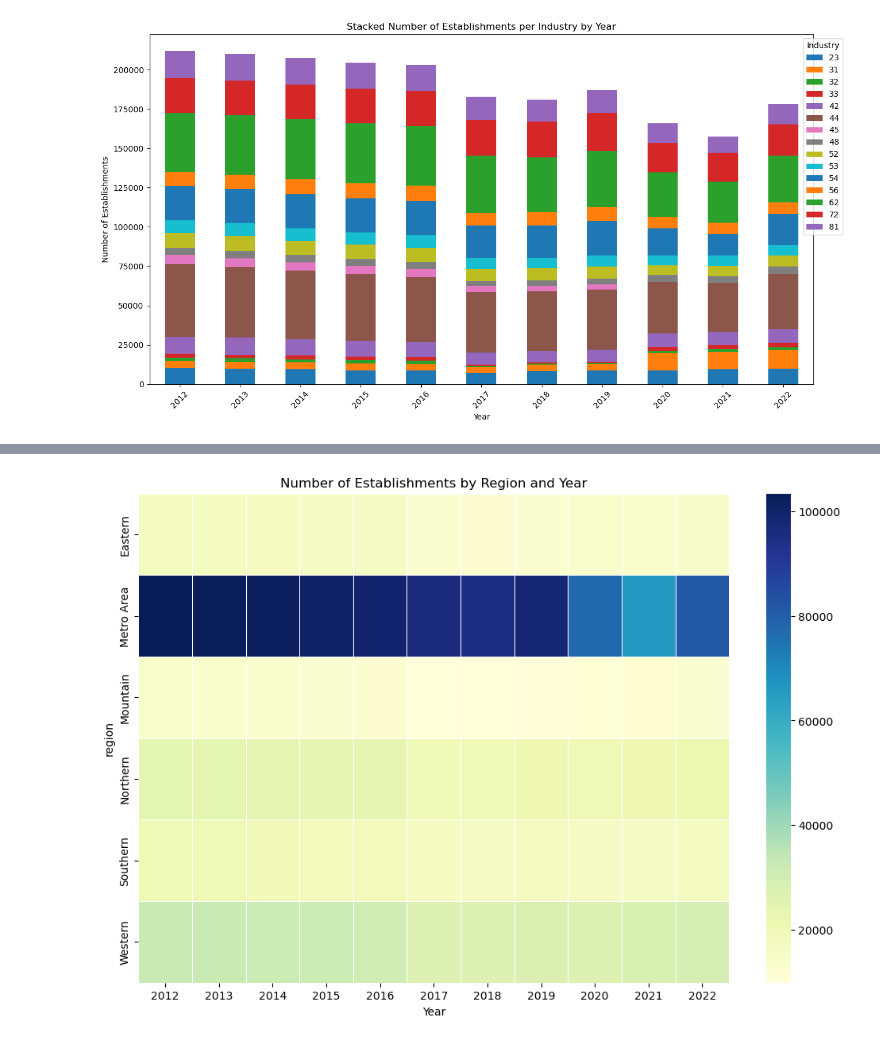
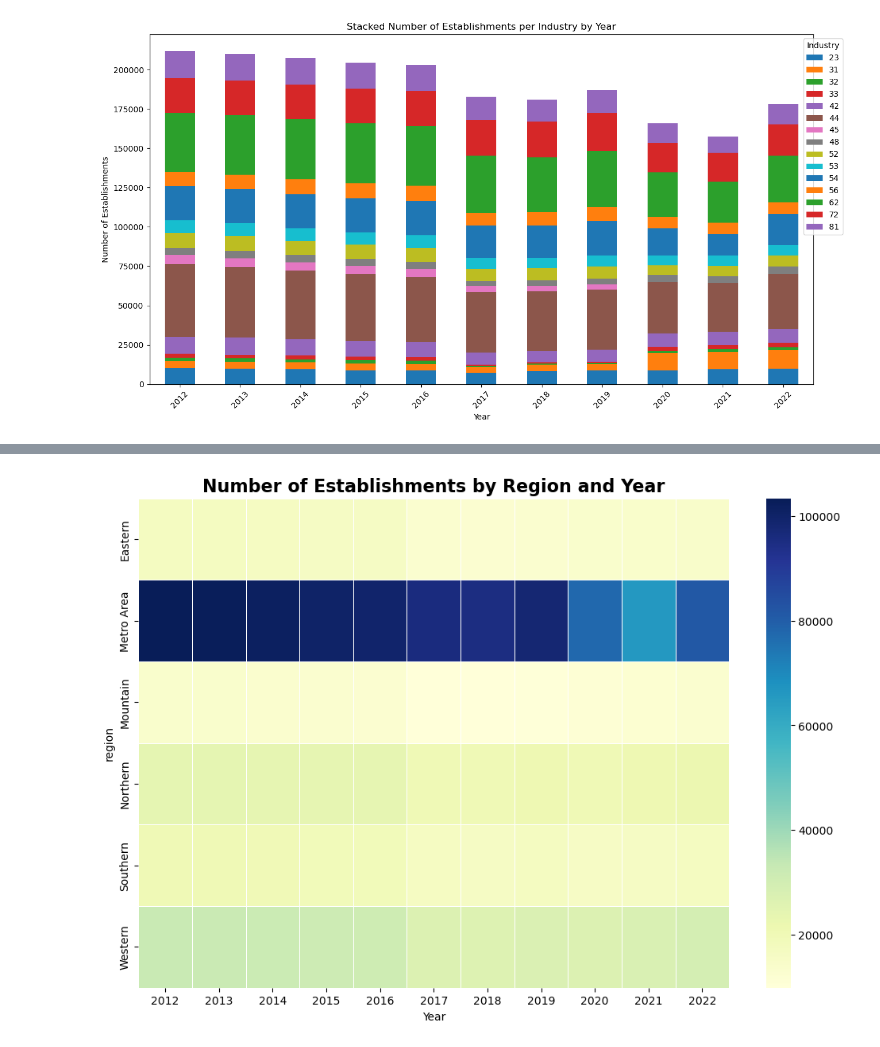
Before and after one commit to nessajimenez/pr-biz-patterns, a Jupyter notebook: Graphs from Clean Data.ipynb, the cells around one changed output, grey strips where cells are left out. Saved outputs shown, nothing was run; the diff lists cells and outputs as text; code cells hidden in the pictures.

```diff
--- a/Graphs from Clean Data.ipynb
+++ b/Graphs from Clean Data.ipynb
@@ -33,16 +59,17 @@ plt.show()
 # %%
 # this is our pivot table to make the df work on a heat map
+
 pivot_table_df = df12_22.pivot_table(index='region',
                                      columns='year',
                                      values='establishments',
                                      aggfunc='sum')
 
 # this is the code to create a heatmap for our establishments by region
 plt.figure(figsize=(12, 8))
 sns.heatmap(pivot_table_df, annot=False, fmt=".1f", cmap="YlGnBu", linewidths=.5)
-plt.title('Number of Establishments by Region and Year')
+plt.title('Number of Establishments by Region and Year',fontweight='bold',fontsize=16)
 plt.ylabel('region')
 plt.xlabel('Year')
 plt.show()
 # %% [output]
-[figure, old version]
+[figure, new version]
```
Also changed, not shown: parts of 5 cells of this notebook, 1 other file.
